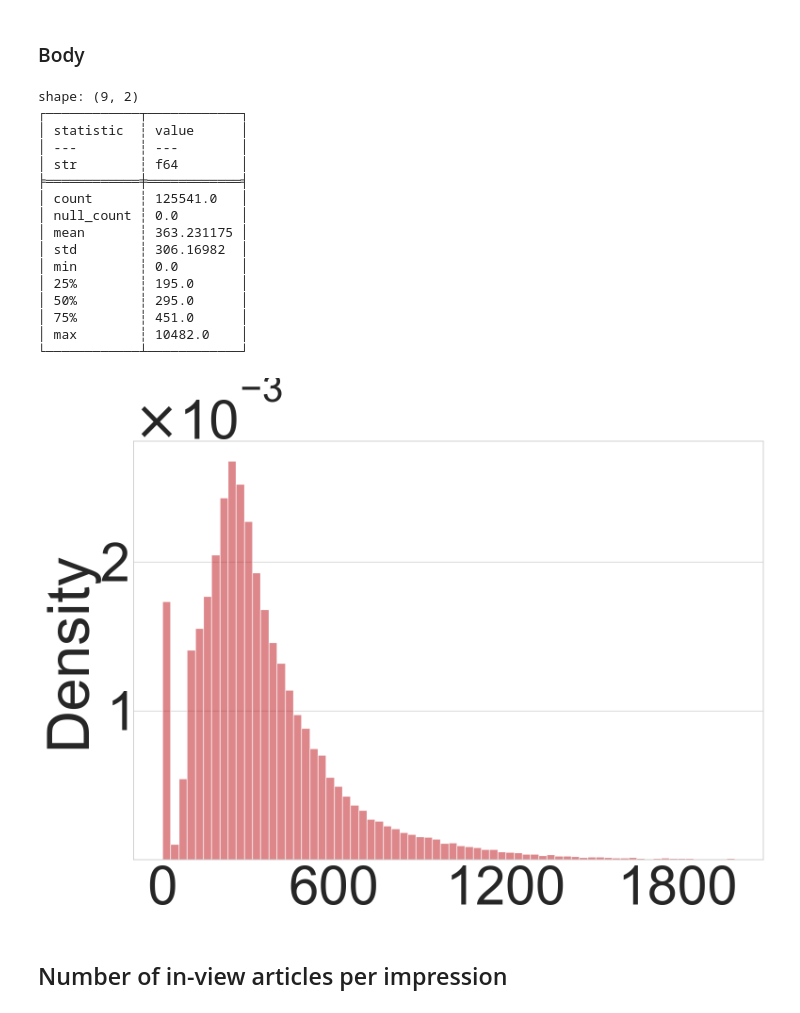
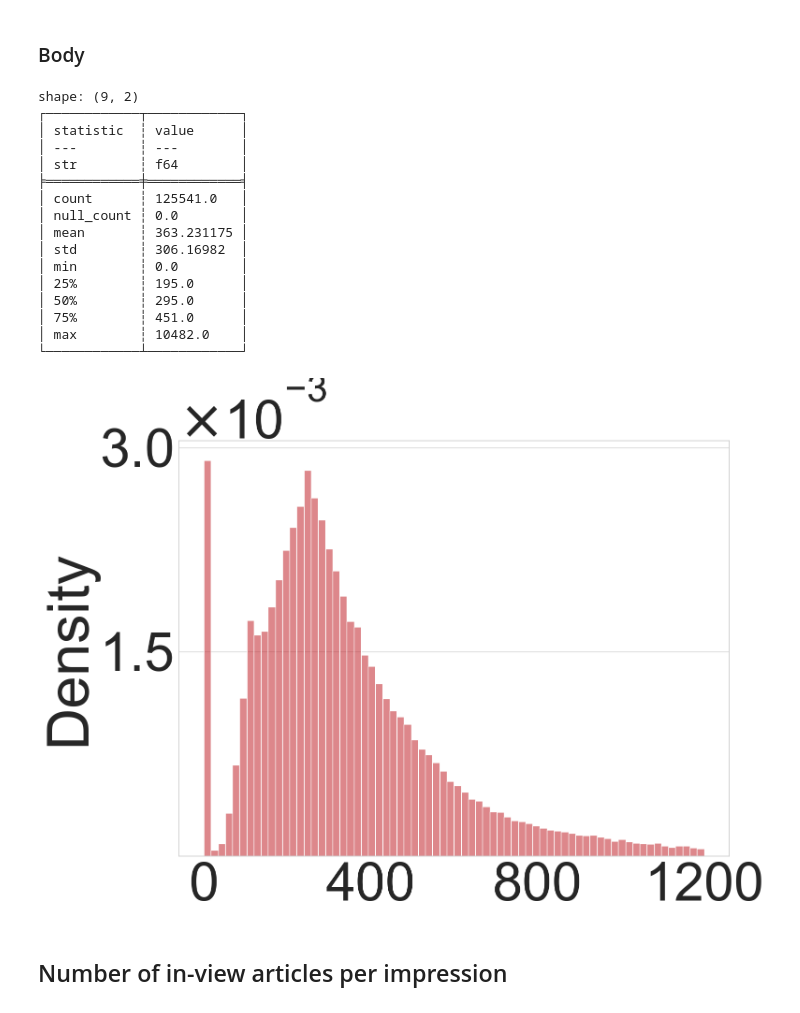
Before and after one commit to ebanalyse/ebnerd-benchmark, a Jupyter notebook: examples/01_datasets/ebnerd_descriptive_analysis.ipynb, the cells around one changed output. Cells and saved outputs as stored; diff of their text form; code cells hidden in the pictures.

```diff
--- a/examples/01_datasets/ebnerd_descriptive_analysis.ipynb
+++ b/examples/01_datasets/ebnerd_descriptive_analysis.ipynb
@@ -239,6 +239,7 @@ N_WORDS_TITLE = "title_len"
 N_WORDS_SUBTITLE = "subtitle_len"
 N_WORDS_BODY = "body_len"
 CATEGORY_DIST_NAME = "category_distribution"
+FONTSIZE = 90
 # %% [markdown]
 ## Concat datasets
 # %%
@@ -504,33 +505,33 @@ shape: (9, 2)
 # %%
 print(df_articles[N_WORDS_BODY].describe())
 plot_histogram(
-    df_articles.filter(pl.col(N_WORDS_BODY) <= 2_000).select(N_WORDS_BODY),
+    df_articles.filter(pl.col(N_WORDS_BODY) <= 1200).select(N_WORDS_BODY),
     num_xticks=4,
     num_yticks=3,
-    fontsize=90,
+    fontsize=FONTSIZE,
     bins=70,
     binwidth=None,
     column_name=N_WORDS_BODY,
     save_path=PLOT_PATH.joinpath(N_WORDS_BODY + ".png"),
 )
 # %% [output]
 shape: (9, 2)
 ┌────────────┬────────────┐
 │ statistic  ┆ value      │
 │ ---        ┆ ---        │
 │ str        ┆ f64        │
 ╞════════════╪════════════╡
 │ count      ┆ 125541.0   │
 │ null_count ┆ 0.0        │
 │ mean       ┆ 363.231175 │
 │ std        ┆ 306.16982  │
 │ min        ┆ 0.0        │
 │ 25%        ┆ 195.0      │
 │ 50%        ┆ 295.0      │
 │ 75%        ┆ 451.0      │
 │ max        ┆ 10482.0    │
 └────────────┴────────────┘
-[figure, old version]
+[figure, new version]
 # %% [markdown]
 ## Number of in-view articles per impression
 # %%
```
Also changed, not shown: parts of 6 cells of this notebook, 6 other files.
